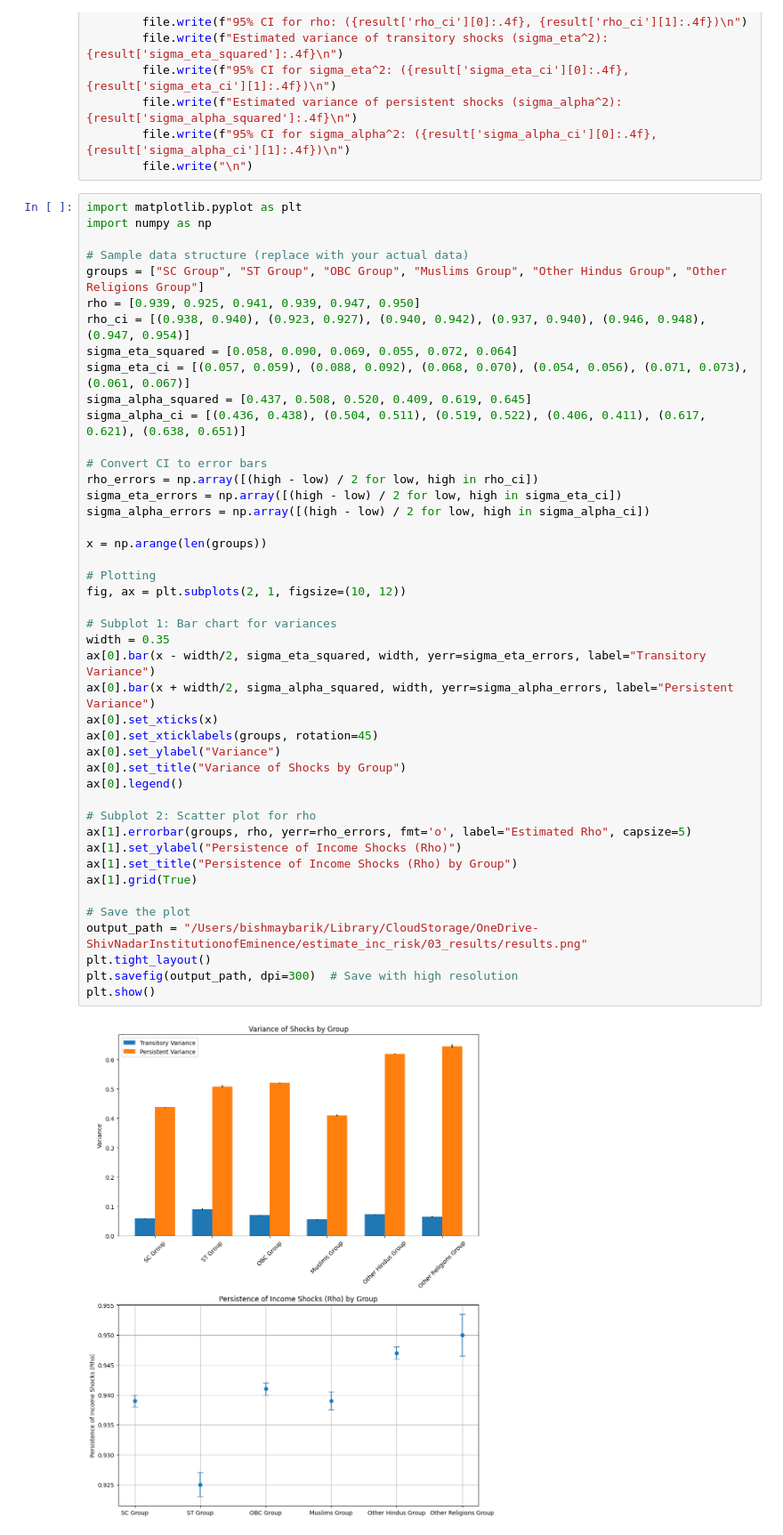
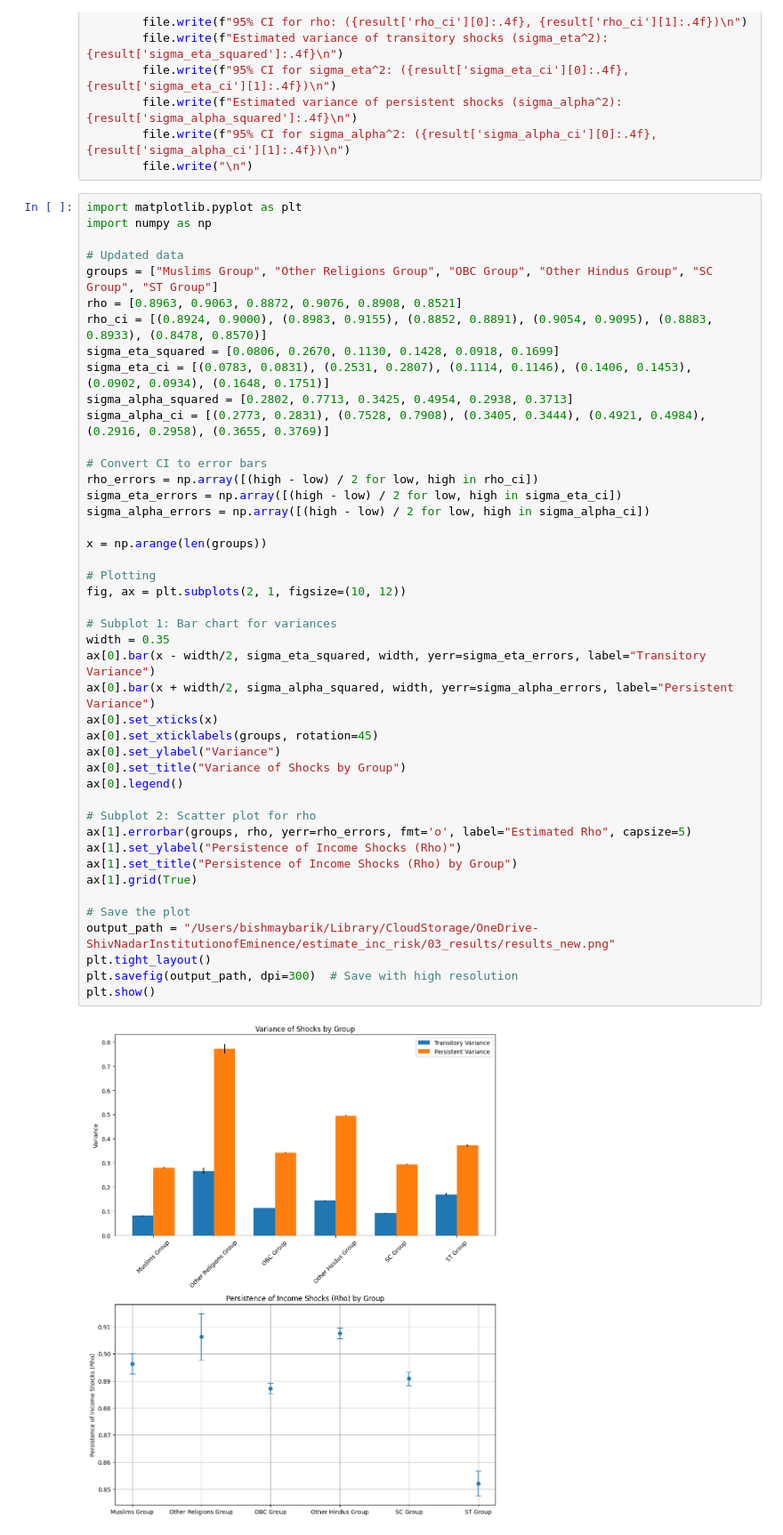
Before and after one commit to bishmaybarik/estimate_inc_risk, a Jupyter notebook: 02_code/estimate_caste_groups.ipynb, the cells around one changed output. Shown at 89% size. Cells and saved outputs as stored; diff of their text form.

Commit message:
Updated data

```diff
--- a/02_code/estimate_caste_groups.ipynb
+++ b/02_code/estimate_caste_groups.ipynb
@@ -228,48 +238,48 @@ with open(file_path, "w") as file:
 import matplotlib.pyplot as plt
 import numpy as np
 
-# Sample data structure (replace with your actual data)
-groups = ["SC Group", "ST Group", "OBC Group", "Muslims Group", "Other Hindus Group", "Other Religions Group"]
-rho = [0.939, 0.925, 0.941, 0.939, 0.947, 0.950]
-rho_ci = [(0.938, 0.940), (0.923, 0.927), (0.940, 0.942), (0.937, 0.940), (0.946, 0.948), (0.947, 0.954)]
-sigma_eta_squared = [0.058, 0.090, 0.069, 0.055, 0.072, 0.064]
-sigma_eta_ci = [(0.057, 0.059), (0.088, 0.092), (0.068, 0.070), (0.054, 0.056), (0.071, 0.073), (0.061, 0.067)]
-sigma_alpha_squared = [0.437, 0.508, 0.520, 0.409, 0.619, 0.645]
-sigma_alpha_ci = [(0.436, 0.438), (0.504, 0.511), (0.519, 0.522), (0.406, 0.411), (0.617, 0.621), (0.638, 0.651)]
+# Updated data
+groups = ["Muslims Group", "Other Religions Group", "OBC Group", "Other Hindus Group", "SC Group", "ST Group"]
+rho = [0.8963, 0.9063, 0.8872, 0.9076, 0.8908, 0.8521]
+rho_ci = [(0.8924, 0.9000), (0.8983, 0.9155), (0.8852, 0.8891), (0.9054, 0.9095), (0.8883, 0.8933), (0.8478, 0.8570)]
+sigma_eta_squared = [0.0806, 0.2670, 0.1130, 0.1428, 0.0918, 0.1699]
+sigma_eta_ci = [(0.0783, 0.0831), (0.2531, 0.2807), (0.1114, 0.1146), (0.1406, 0.1453), (0.0902, 0.0934), (0.1648, 0.1751)]
+sigma_alpha_squared = [0.2802, 0.7713, 0.3425, 0.4954, 0.2938, 0.3713]
+sigma_alpha_ci = [(0.2773, 0.2831), (0.7528, 0.7908), (0.3405, 0.3444), (0.4921, 0.4984), (0.2916, 0.2958), (0.3655, 0.3769)]
 
 # Convert CI to error bars
 rho_errors = np.array([(high - low) / 2 for low, high in rho_ci])
 sigma_eta_errors = np.array([(high - low) / 2 for low, high in sigma_eta_ci])
 sigma_alpha_errors = np.array([(high - low) / 2 for low, high in sigma_alpha_ci])
 
 x = np.arange(len(groups))
 
 # Plotting
 fig, ax = plt.subplots(2, 1, figsize=(10, 12))
 
 # Subplot 1: Bar chart for variances
 width = 0.35
 ax[0].bar(x - width/2, sigma_eta_squared, width, yerr=sigma_eta_errors, label="Transitory Variance")
 ax[0].bar(x + width/2, sigma_alpha_squared, width, yerr=sigma_alpha_errors, label="Persistent Variance")
 ax[0].set_xticks(x)
 ax[0].set_xticklabels(groups, rotation=45)
 ax[0].set_ylabel("Variance")
 ax[0].set_title("Variance of Shocks by Group")
 ax[0].legend()
 
 # Subplot 2: Scatter plot for rho
 ax[1].errorbar(groups, rho, yerr=rho_errors, fmt='o', label="Estimated Rho", capsize=5)
 ax[1].set_ylabel("Persistence of Income Shocks (Rho)")
 ax[1].set_title("Persistence of Income Shocks (Rho) by Group")
 ax[1].grid(True)
 
 # Save the plot
-output_path = "/Users/bishmaybarik/Library/CloudStorage/OneDrive-ShivNadarInstitutionofEminence/estimate_inc_risk/03_results/results.png"
+output_path = "/Users/bishmaybarik/Library/CloudStorage/OneDrive-ShivNadarInstitutionofEminence/estimate_inc_risk/03_results/results_new.png"
 plt.tight_layout()
 plt.savefig(output_path, dpi=300)  # Save with high resolution
 plt.show()
 # %% [output]
-[figure, old version]
+[figure, new version]
 # %%
 import matplotlib.pyplot as plt
 import numpy as np
```
Also changed, not shown: parts of 5 cells of this notebook, 4 other files.
